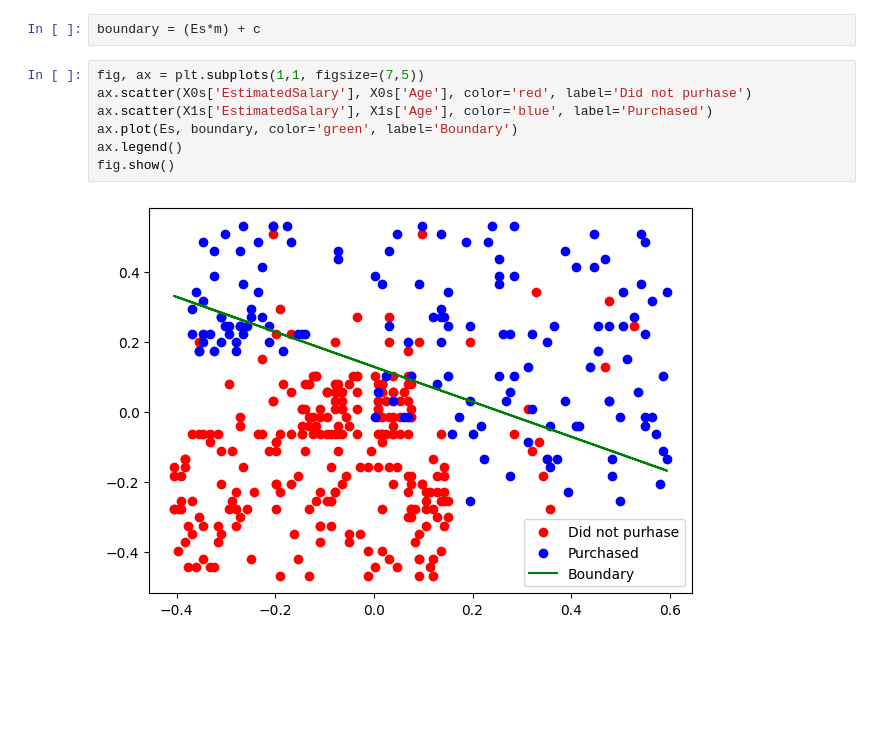
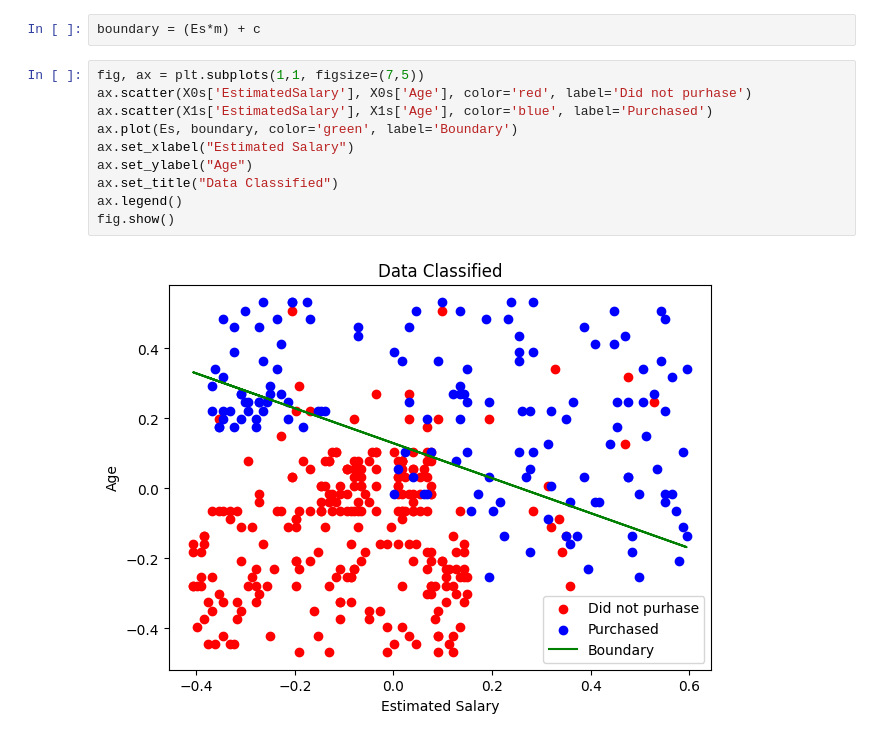
Before and after one commit to tkC0ding/Multivariate-LogisticRegression, a Jupyter notebook: code_file.ipynb, the cells around one changed output. Saved outputs shown, nothing was run; the diff lists cells and outputs as text; blank space fills up the shorter version.

Commit message:
Updated Code File
Made the graph better looking : )

```diff
--- a/code_file.ipynb
+++ b/code_file.ipynb
@@ -267,9 +267,12 @@ boundary = (Es*m) + c
 # %%
 fig, ax = plt.subplots(1,1, figsize=(7,5))
 ax.scatter(X0s['EstimatedSalary'], X0s['Age'], color='red', label='Did not purhase')
 ax.scatter(X1s['EstimatedSalary'], X1s['Age'], color='blue', label='Purchased')
 ax.plot(Es, boundary, color='green', label='Boundary')
+ax.set_xlabel("Estimated Salary")
+ax.set_ylabel("Age")
+ax.set_title("Data Classified")
 ax.legend()
 fig.show()
 # %% [output]
-[figure, old version]
+[figure, new version]
```
Also changed, not shown: 1 other file.
